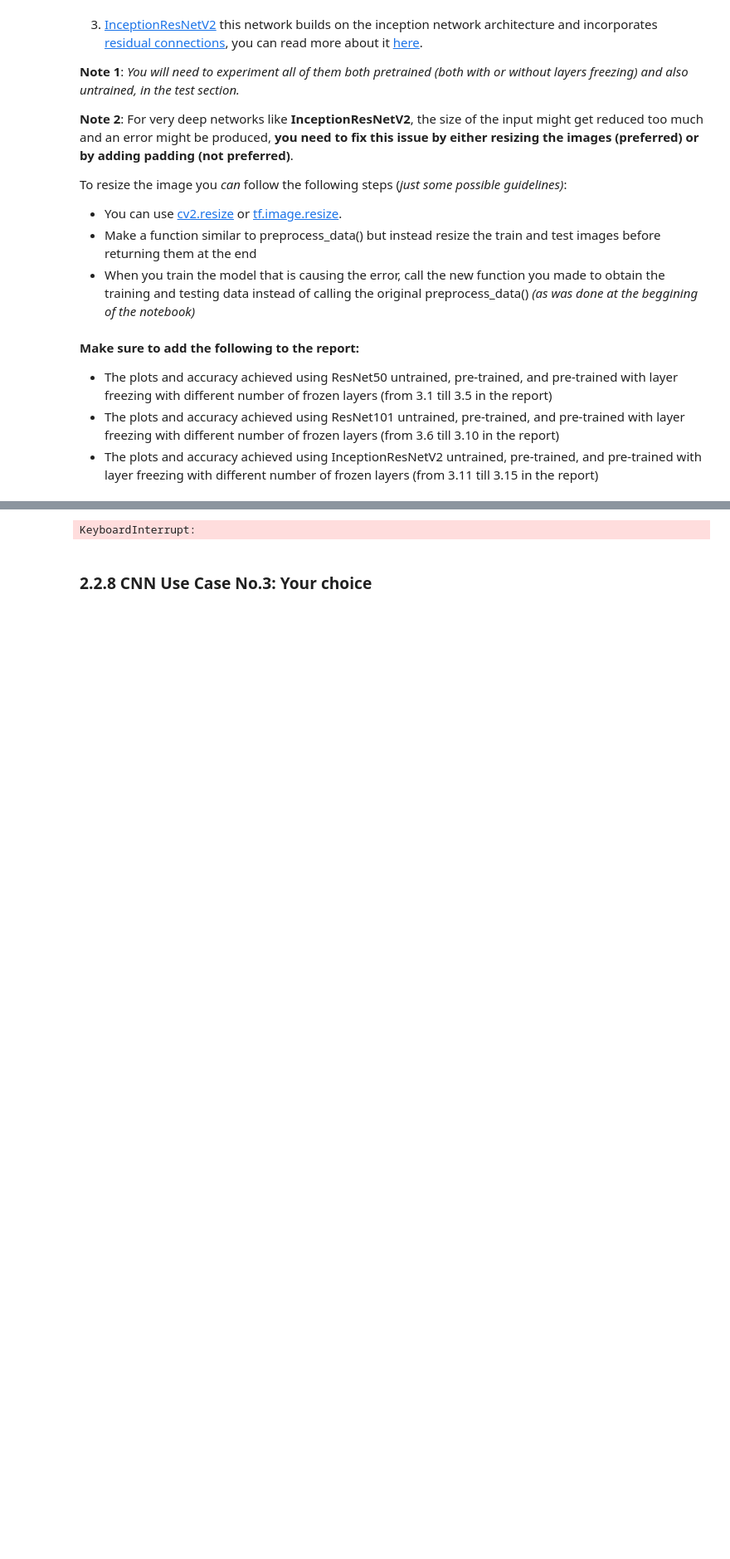
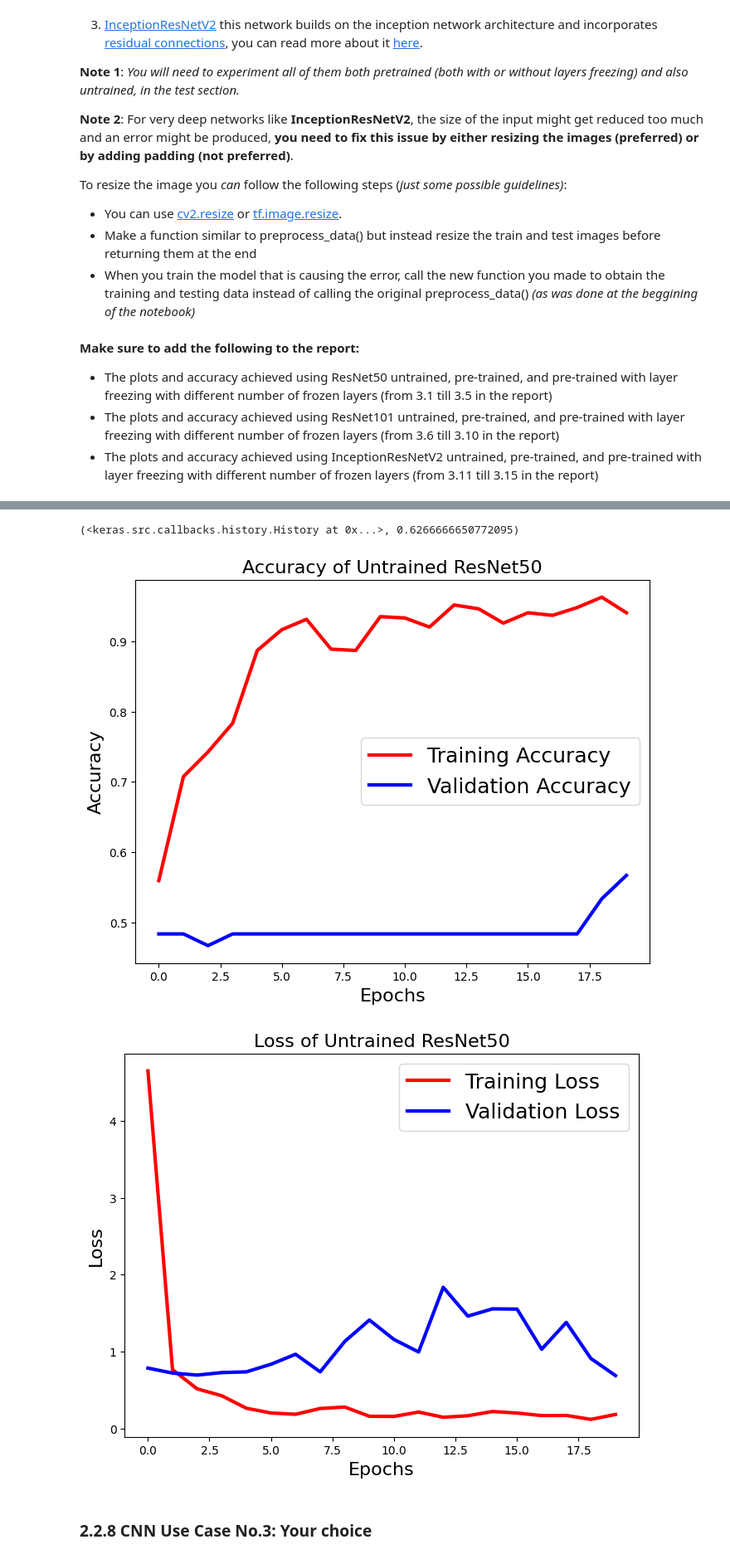
Before and after one commit to Peter-aziz/ML, a Jupyter notebook: Labs/lab3/Lab3.ipynb, the cells around one changed output, grey strips where cells are left out. Shown at 83% size. Saved outputs shown, nothing was run; the diff lists cells and outputs as text; code cells hidden in the pictures; blank space fills up the shorter version.

```diff
--- a/Labs/lab3/Lab3.ipynb
+++ b/Labs/lab3/Lab3.ipynb
@@ -479,6 +479,10 @@ def ResNet(pretrained = True, input_shape = (64, 64, 3), model_name = "ResNet50"
         full_model_name  = "Untrained " + model_name
         base_model = resnet_app(weights=None, include_top=False, input_shape=input_shape, pooling='none')
 
+    for layer in base_model.layers:
+        layer.trainable = True
+
+
     # classification head
     X = base_model.output
     X = Flatten()(X)
@@ -524,66 +528,64 @@ def train_and_evaluate(model, model_name, train_x, train_y, test_x, test_y, epoc
 model, name = ResNet(pretrained=False, model_name="ResNet50", input_shape=(224, 224, 3))
 train_and_evaluate(model, name, train_x_resized, train_y, test_x_resized, test_y, lr=1e-4)
 
-'''
 # 3.2 ResNet50 - Pretrained
-model, name = ResNet(pretrained=True, model_name="ResNet50", input_shape=(224, 224, 3))
-train_and_evaluate(model, name, train_x_resized, train_y, test_x_resized, test_y, lr=1e-5)
+#model, name = ResNet(pretrained=True, model_name="ResNet50", input_shape=(224, 224, 3))
+#train_and_evaluate(model, name, train_x_resized, train_y, test_x_resized, test_y, lr=1e-4)
 
 # 3.3 ResNet50 - Pretrained + Freeze 5
-model, name = ResNet(pretrained=True, model_name="ResNet50", input_shape=(224, 224, 3), freeze_layers=5)
-train_and_evaluate(model, name, train_x_resized, train_y, test_x_resized, test_y, lr=1e-5)
+#model, name = ResNet(pretrained=True, model_name="ResNet50", input_shape=(224, 224, 3), freeze_layers=5)
+#train_and_evaluate(model, name, train_x_resized, train_y, test_x_resized, test_y, lr=1e-5)
 
 # 3.4 ResNet50 - Pretrained + Freeze 10
-model, name = ResNet(pretrained=True, model_name="ResNet50", input_shape=(224, 224, 3), freeze_layers=10)
-train_and_evaluate(model, name, train_x_resized, train_y, test_x_resized, test_y, lr=1e-5)
+#model, name = ResNet(pretrained=True, model_name="ResNet50", input_shape=(224, 224, 3), freeze_layers=10)
+#train_and_evaluate(model, name, train_x_resized, train_y, test_x_resized, test_y, lr=1e-5)
 
 # 3.5 ResNet50 - Pretrained + Freeze 50
-model, name = ResNet(pretrained=True, model_name="ResNet50", input_shape=(224, 224, 3), freeze_layers=50)
-train_and_evaluate(model, name, train_x_resized, train_y, test_x_resized, test_y, lr=1e-5)
+#model, name = ResNet(pretrained=True, model_name="ResNet50", input_shape=(224, 224, 3), freeze_layers=50)
+#train_and_evaluate(model, name, train_x_resized, train_y, test_x_resized, test_y, lr=1e-5)
 
 # ── ResNet101 (3.6–3.10): use train_x_resized 224x224 ────────────────────
 
 # 3.6 ResNet101 - Untrained
-model, name = ResNet(pretrained=False, model_name="ResNet101", input_shape=(224, 224, 3))
-train_and_evaluate(model, name, train_x_resized, train_y, test_x_resized, test_y, lr=1e-4)
+#model, name = ResNet(pretrained=False, model_name="ResNet101", input_shape=(224, 224, 3))
+#train_and_evaluate(model, name, train_x_resized, train_y, test_x_resized, test_y, lr=1e-4)
 
 # 3.7 ResNet101 - Pretrained
-model, name = ResNet(pretrained=True, model_name="ResNet101", input_shape=(224, 224, 3))
-train_and_evaluate(model, name, train_x_resized, train_y, test_x_resized, test_y, lr=1e-5)
+#model, name = ResNet(pretrained=True, model_name="ResNet101", input_shape=(224, 224, 3))
+#train_and_evaluate(model, name, train_x_resized, train_y, test_x_resized, test_y, lr=1e-5)
 
 # 3.8 ResNet101 - Pretrained + Freeze 5
-model, name = ResNet(pretrained=True, model_name="ResNet101", input_shape=(224, 224, 3), freeze_layers=5)
-train_and_evaluate(model, name, train_x_resized, train_y, test_x_resized, test_y, lr=1e-5)
+#model, name = ResNet(pretrained=True, model_name="ResNet101", input_shape=(224, 224, 3), freeze_layers=5)
+#train_and_evaluate(model, name, train_x_resized, train_y, test_x_resized, test_y, lr=1e-5)
 
 # 3.9 ResNet101 - Pretrained + Freeze 10
-model, name = ResNet(pretrained=True, model_name="ResNet101", input_shape=(224, 224, 3), freeze_layers=10)
-train_and_evaluate(model, name, train_x_resized, train_y, test_x_resized, test_y, lr=1e-5)
+#model, name = ResNet(pretrained=True, model_name="ResNet101", input_shape=(224, 224, 3), freeze_layers=10)
+#train_and_evaluate(model, name, train_x_resized, train_y, test_x_resized, test_y, lr=1e-5)
 
 # 3.10 ResNet101 - Pretrained + Freeze 50
-model, name = ResNet(pretrained=True, model_name="ResNet101", input_shape=(224, 224, 3), freeze_layers=50)
-train_and_evaluate(model, name, train_x_resized, train_y, test_x_resized, test_y, lr=1e-5)
+#model, name = ResNet(pretrained=True, model_name="ResNet101", input_shape=(224, 224, 3), freeze_layers=50)
+#train_and_evaluate(model, name, train_x_resized, train_y, test_x_resized, test_y, lr=1e-5)
 
 # ── InceptionResNetV2 (3.11–3.15): use train_x_inception 299x299 ─────────
 
 # 3.11 InceptionResNetV2 - Untrained
-model, name = ResNet(pretrained=False, model_name="InceptionResNetV2", input_shape=(299, 299, 3))
-train_and_evaluate(model, name, train_x_inception, train_y, test_x_inception, test_y, lr=1e-4)
+#model, name = ResNet(pretrained=False, model_name="InceptionResNetV2", input_shape=(299, 299, 3))
+#train_and_evaluate(model, name, train_x_inception, train_y, test_x_inception, test_y, lr=1e-4)
 
 # 3.12 InceptionResNetV2 - Pretrained
-model, name = ResNet(pretrained=True, model_name="InceptionResNetV2", input_shape=(299, 299, 3))
-train_and_evaluate(model, name, train_x_inception, train_y, test_x_inception, test_y, lr=1e-5)
+#model, name = ResNet(pretrained=True, model_name="InceptionResNetV2", input_shape=(299, 299, 3))
+#train_and_evaluate(model, name, train_x_inception, train_y, test_x_inception, test_y, lr=1e-5)
 
 # 3.13 InceptionResNetV2 - Pretrained + Freeze 5
-model, name = ResNet(pretrained=True, model_name="InceptionResNetV2", input_shape=(299, 299, 3), freeze_layers=5)
-train_and_evaluate(model, name, train_x_inception, train_y, test_x_inception, test_y, lr=1e-5)
+#model, name = ResNet(pretrained=True, model_name="InceptionResNetV2", input_shape=(299, 299, 3), freeze_layers=5)
+#train_and_evaluate(model, name, train_x_inception, train_y, test_x_inception, test_y, lr=1e-5)
 
 # 3.14 InceptionResNetV2 - Pretrained + Freeze 10
-model, name = ResNet(pretrained=True, model_name="InceptionResNetV2", input_shape=(299, 299, 3), freeze_layers=10)
-train_and_evaluate(model, name, train_x_inception, train_y, test_x_inception, test_y, lr=1e-5)
+#model, name = ResNet(pretrained=True, model_name="InceptionResNetV2", input_shape=(299, 299, 3), freeze_layers=10)
+#train_and_evaluate(model, name, train_x_inception, train_y, test_x_inception, test_y, lr=1e-5)
 
 # 3.15 InceptionResNetV2 - Pretrained + Freeze 50
-model, name = ResNet(pretrained=True, model_name="InceptionResNetV2", input_shape=(299, 299, 3), freeze_layers=50)
-train_and_evaluate(model, name, train_x_inception, train_y, test_x_inception, test_y, lr=1e-5)
-'''
+#model, name = ResNet(pretrained=True, model_name="InceptionResNetV2", input_shape=(299, 299, 3), freeze_layers=50)
+#train_and_evaluate(model, name, train_x_inception, train_y, test_x_inception, test_y, lr=1e-5)
 # %% [output]
 Epoch 1/20
@@ -601,4 +608,6 @@ Epoch 6/20
-KeyboardInterrupt:
+(<keras.src.callbacks.history.History at 0x...>, 0.6266666650772095)
+[figure, added]
+[figure, added]
 # %% [markdown]
 ### 2.2.8 CNN Use Case No.3: Your choice
 # %% [markdown]
```
Also changed, not shown: parts of 2 cells of this notebook.
